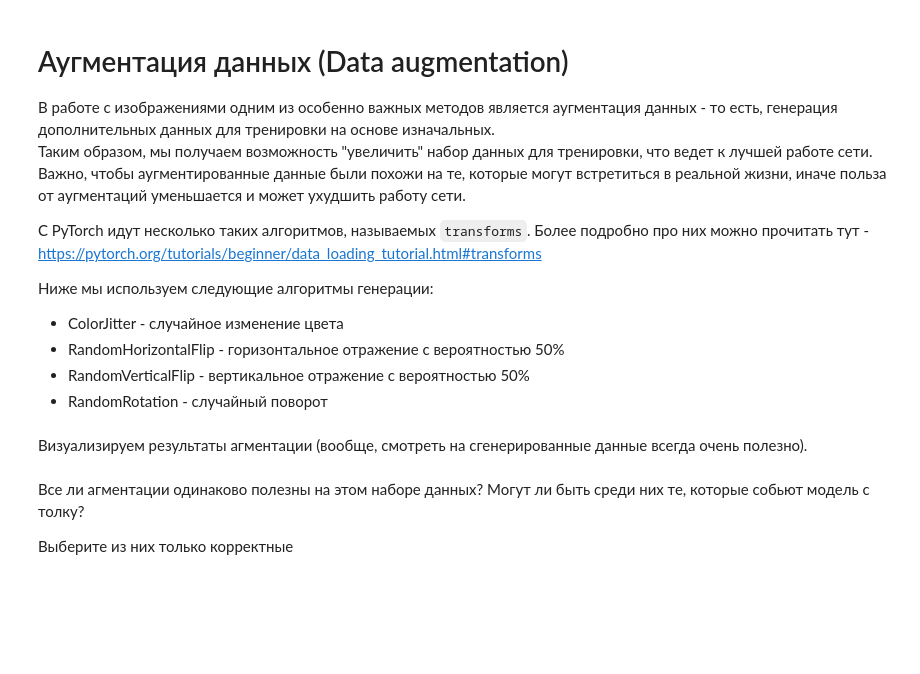
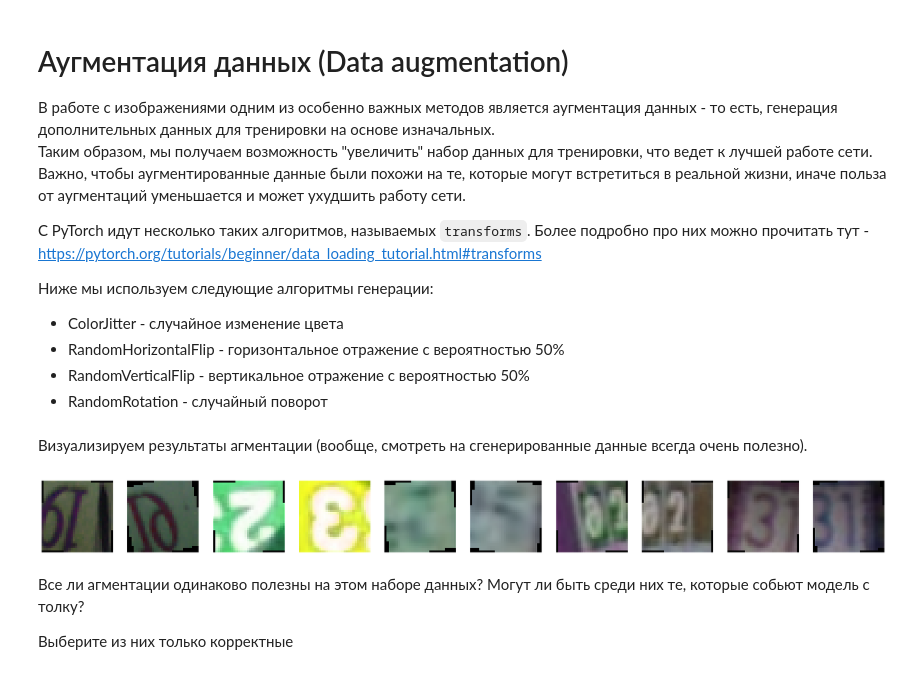
Before and after one commit to sonarway/ML_HW, a Jupyter notebook: Assignment4/PyTorch_CNN.ipynb, the cells around one changed output. Saved outputs shown, nothing was run; the diff lists cells and outputs as text; code cells hidden in the pictures; blank space fills up the shorter version.

```diff
--- a/Assignment4/PyTorch_CNN.ipynb
+++ b/Assignment4/PyTorch_CNN.ipynb
@@ -201,29 +237,31 @@ train_aug_loader = torch.utils.data.DataLoader(data_aug_train, batch_size=batch_
 # %%
 # TODO: Visualize some augmented images!
 # hint: you can create new datasets and loaders to accomplish this
 
 # Based on the visualizations, should we keep all the augmentations?
 
 tfs = transforms.Compose([
     transforms.ColorJitter(hue=.20, saturation=.20),
     transforms.RandomHorizontalFlip(),
     transforms.RandomVerticalFlip(),
-    transforms.RandomRotation(10, resample=PIL.Image.BILINEAR),
+    transforms.RandomRotation(5, resample=PIL.Image.BILINEAR),
 ])
 
 data_aug_vis = dset.SVHN('./',
                        transform=tfs
                       )
 
 plt.figure(figsize=(30, 3))
 
 for i, (x, y) in enumerate(data_aug_vis):
     if i == 10:
         break
     plt.subplot(1, 10, i+1)
     plt.grid(False)
     plt.imshow(x)
     plt.axis('off')
+# %% [output]
+[figure, added]
 # %% [markdown]
 Все ли агментации одинаково полезны на этом наборе данных? Могут ли быть среди них те, которые собьют модель с толку?
 
```
Also changed, not shown: parts of 6 cells of this notebook.
